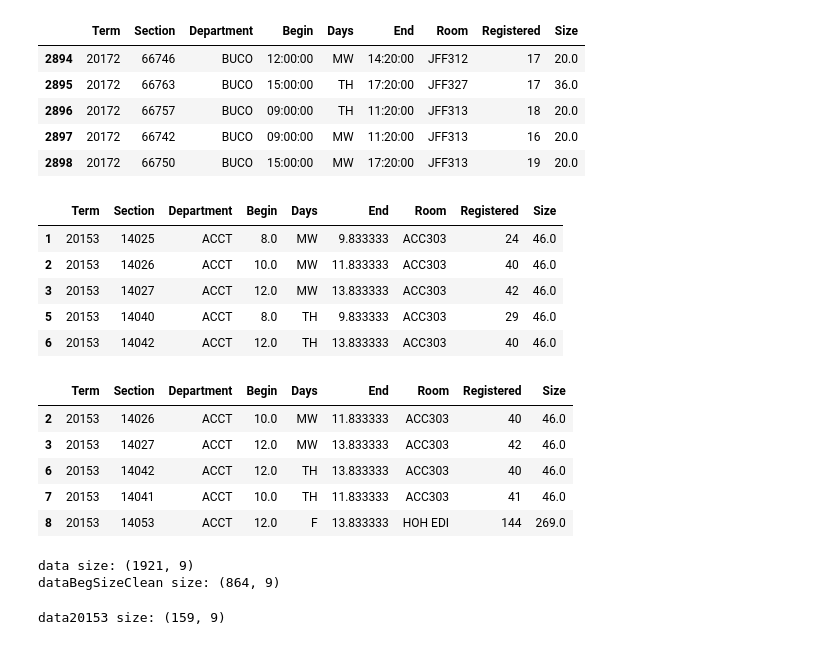
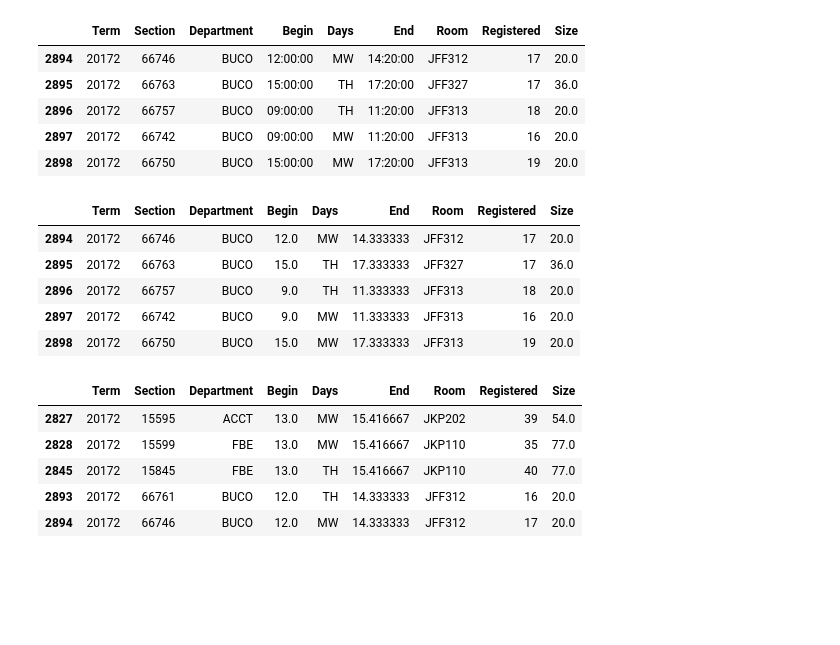
Before and after one commit to yakan/course_scheduling, a Jupyter notebook: metrics/Metrics.ipynb, the cells around one changed output. Saved outputs shown, nothing was run; the diff lists cells and outputs as text; code cells hidden in the pictures; blank space fills up the shorter version.

```diff
--- a/metrics/Metrics.ipynb
+++ b/metrics/Metrics.ipynb
@@ -42,31 +45,21 @@ data['Begin'] = data['Begin'].apply(convert)
 data['End'] = data['End'].apply(convert)
 # %%
-data.head()
+data.tail()
 # %% [output]
 |  | Term | Section | Department | Begin | Days | End | Room | Registered | Size |
-| 1 | 20153 | 14025 | ACCT | 8.0 | MW | 9.833333 | ACC303 | 24 | 46.0 |
-| 2 | 20153 | 14026 | ACCT | 10.0 | MW | 11.833333 | ACC303 | 40 | 46.0 |
-| 3 | 20153 | 14027 | ACCT | 12.0 | MW | 13.833333 | ACC303 | 42 | 46.0 |
-| 5 | 20153 | 14040 | ACCT | 8.0 | TH | 9.833333 | ACC303 | 29 | 46.0 |
-| 6 | 20153 | 14042 | ACCT | 12.0 | TH | 13.833333 | ACC303 | 40 | 46.0 |
+| 2894 | 20172 | 66746 | BUCO | 12.0 | MW | 14.333333 | JFF312 | 17 | 20.0 |
+| 2895 | 20172 | 66763 | BUCO | 15.0 | TH | 17.333333 | JFF327 | 17 | 36.0 |
+| 2896 | 20172 | 66757 | BUCO | 9.0 | TH | 11.333333 | JFF313 | 18 | 20.0 |
+| 2897 | 20172 | 66742 | BUCO | 9.0 | MW | 11.333333 | JFF313 | 16 | 20.0 |
+| 2898 | 20172 | 66750 | BUCO | 15.0 | MW | 17.333333 | JFF313 | 19 | 20.0 |
 # %%
+# filter out courses that were not held within prime time
 dataTimeClean = data.drop(data[(data.Begin < float(10)) | (data.End > float(16))].index)
-dataTimeClean.head()
+dataTimeClean.tail()
 # %% [output]
 |  | Term | Section | Department | Begin | Days | End | Room | Registered | Size |
-| 2 | 20153 | 14026 | ACCT | 10.0 | MW | 11.833333 | ACC303 | 40 | 46.0 |
-| 3 | 20153 | 14027 | ACCT | 12.0 | MW | 13.833333 | ACC303 | 42 | 46.0 |
-| 6 | 20153 | 14042 | ACCT | 12.0 | TH | 13.833333 | ACC303 | 40 | 46.0 |
-| 7 | 20153 | 14041 | ACCT | 10.0 | TH | 11.833333 | ACC303 | 41 | 46.0 |
-| 8 | 20153 | 14053 | ACCT | 12.0 | F | 13.833333 | HOH EDI | 144 | 269.0 |
+| 2827 | 20172 | 15595 | ACCT | 13.0 | MW | 15.416667 | JKP202 | 39 | 54.0 |
+| 2828 | 20172 | 15599 | FBE | 13.0 | MW | 15.416667 | JKP110 | 35 | 77.0 |
+| 2845 | 20172 | 15845 | FBE | 13.0 | TH | 15.416667 | JKP110 | 40 | 77.0 |
+| 2893 | 20172 | 66761 | BUCO | 12.0 | TH | 14.333333 | JFF312 | 16 | 20.0 |
+| 2894 | 20172 | 66746 | BUCO | 12.0 | MW | 14.333333 | JFF312 | 17 | 20.0 |
-# %%
-print("data size:", data.shape)
-print("dataBegSizeClean size:", dataBegSizeClean.shape)
-# %% [output]
-data size: (1921, 9)
-dataBegSizeClean size: (864, 9)
-# %%
-data20153 = dataBegSizeClean[dataBegSizeClean.Term == 20153]
-print("data20153 size:", data20153.shape)
-# %% [output]
-data20153 size: (159, 9)
```
Also changed, not shown: parts of 15 cells of this notebook.
